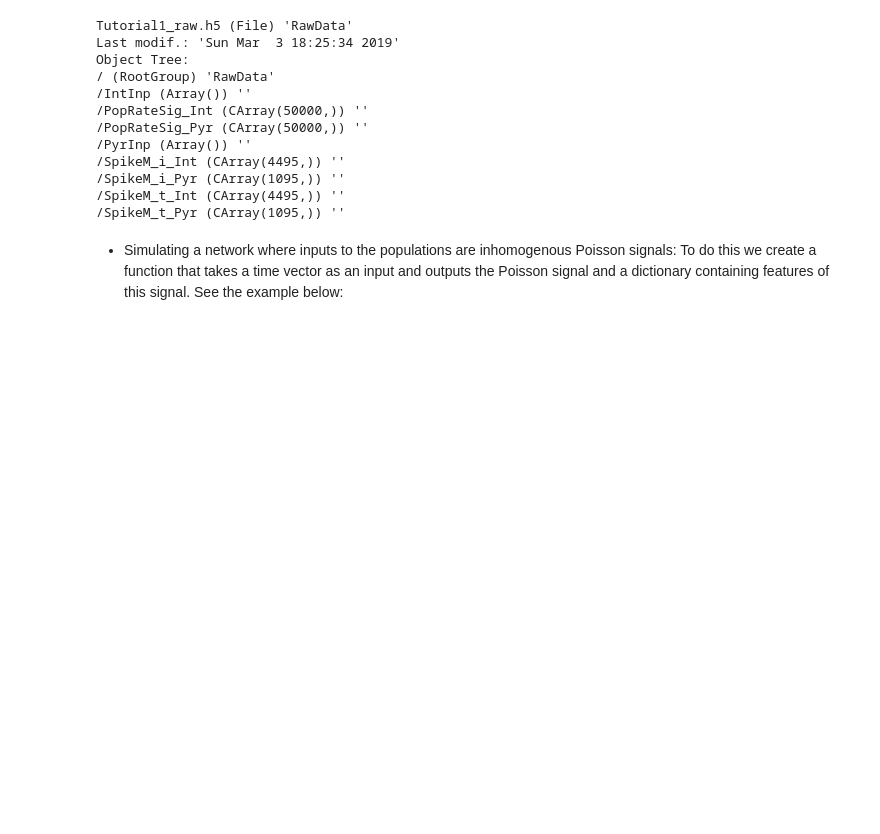
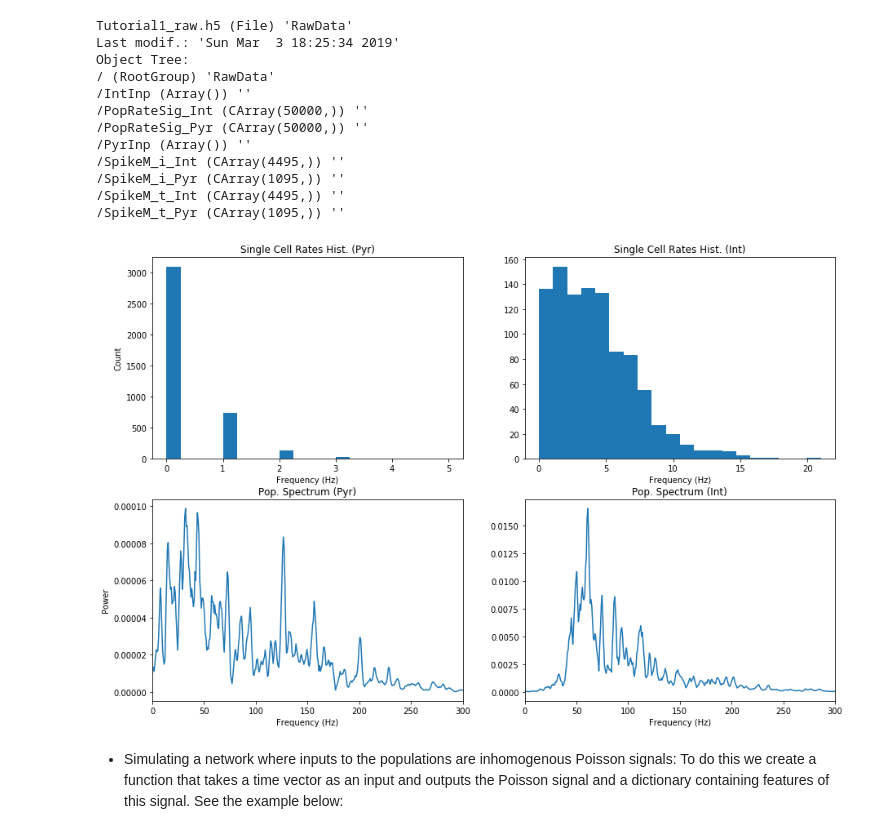
Before and after one commit to AAshqar/GammaCoupling, a Jupyter notebook: Tutorial_I.ipynb, the cells around one changed output. Drawn from its saved outputs; the diff is of its cells as text; code cells hidden in the pictures; blank space fills up the shorter version.

```diff
--- a/Tutorial_I.ipynb
+++ b/Tutorial_I.ipynb
@@ -63,6 +74,10 @@ Object Tree:
 /SpikeM_i_Pyr (CArray(1095,)) ''
 /SpikeM_t_Int (CArray(4495,)) ''
 /SpikeM_t_Pyr (CArray(1095,)) ''
+# %%
+feats_dict = analyze_network('Tutorial1_raw.h5', PlotFlag=True)
+# %% [output]
+[figure, added]
 # %% [markdown]
 * Simulating a network where inputs to the populations are inhomogenous Poisson signals:
 To do this we create a function that takes a time vector as an input and outputs the Poisson signal and a dictionary containing features of this signal. See the example below:
```
Also changed, not shown: parts of 8 cells of this notebook, 5 other files.
